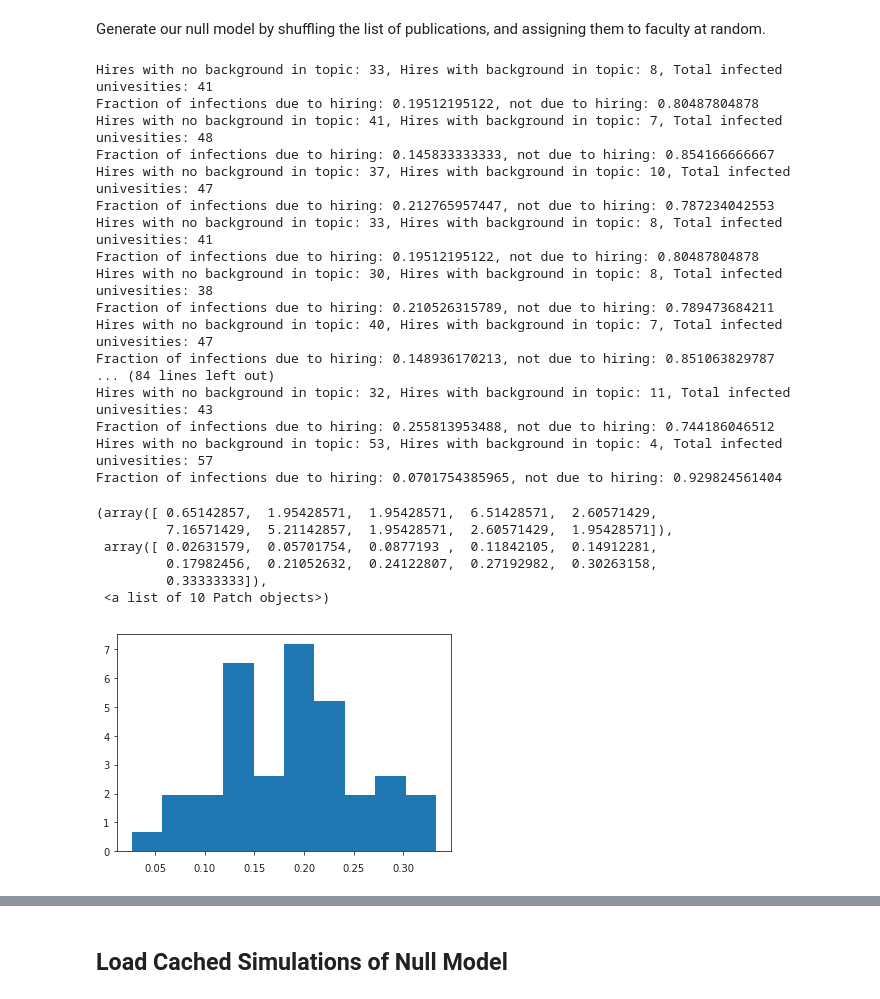
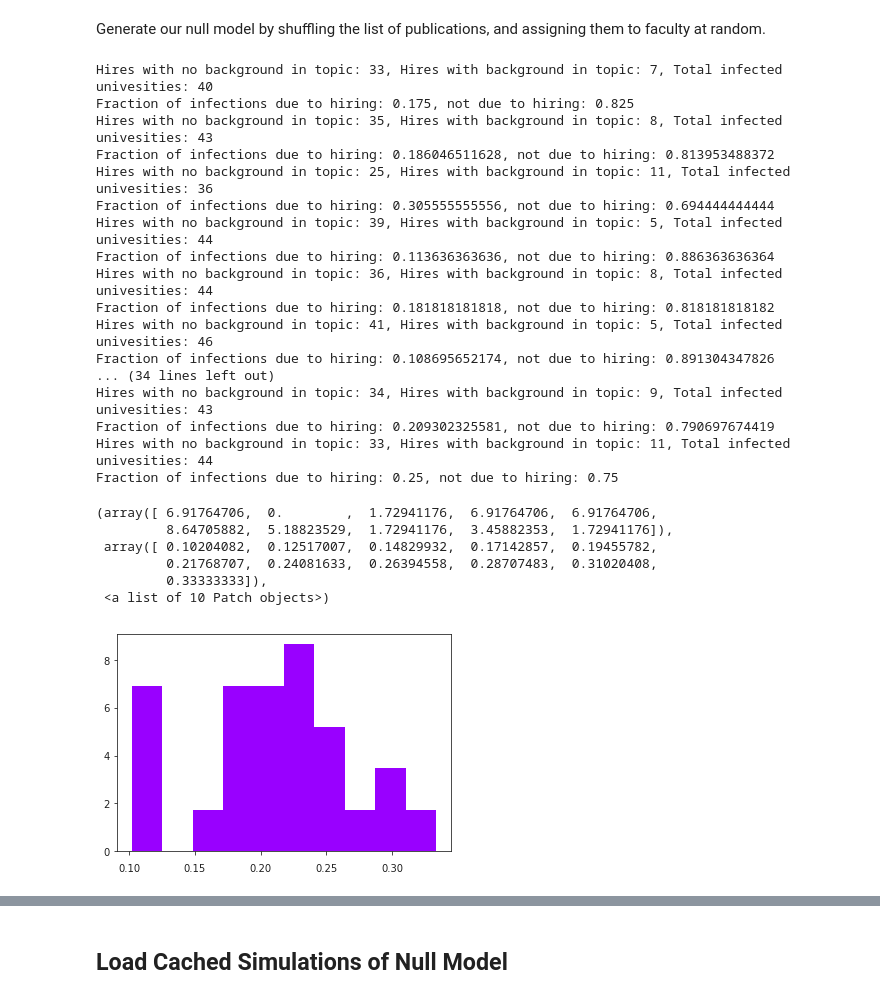
Before and after one commit to allisonmorgan/epistemic_inequality, a Jupyter notebook: publications/spread_of_research_ideas.ipynb, the cells around one changed output, grey strips where cells are left out. Saved outputs shown, nothing was run; the diff lists cells and outputs as text; code cells hidden in the pictures.

```diff
--- a/publications/spread_of_research_ideas.ipynb
+++ b/publications/spread_of_research_ideas.ipynb
@@ -244,7 +273,7 @@ Generate our null model by shuffling the list of publications, and assigning the
 # %%
 shuffled = copy.copy(all_titles)
 fraction_dist = []
-for i in range(50):
+for i in range(25):
     random.shuffle(shuffled)
     for f in asst_faculty_shuffled:
         if f.__contains__("dblp_pubs"):
@@ -256,33 +285,33 @@ for i in range(50):
     fraction_dist.append(prob_yes_priors)
     shuffled = copy.copy(all_titles)
 # %% [output]
-Hires with no background in topic: 33, Hires with background in topic: 8, Total infected univesities: 41
-Fraction of infections due to hiring: 0.19512195122, not due to hiring: 0.80487804878
-Hires with no background in topic: 41, Hires with background in topic: 7, Total infected univesities: 48
-Fraction of infections due to hiring: 0.145833333333, not due to hiring: 0.854166666667
-Hires with no background in topic: 37, Hires with background in topic: 10, Total infected univesities: 47
-Fraction of infections due to hiring: 0.212765957447, not due to hiring: 0.787234042553
-Hires with no background in topic: 33, Hires with background in topic: 8, Total infected univesities: 41
-Fraction of infections due to hiring: 0.19512195122, not due to hiring: 0.80487804878
-Hires with no background in topic: 30, Hires with background in topic: 8, Total infected univesities: 38
-Fraction of infections due to hiring: 0.210526315789, not due to hiring: 0.789473684211
-Hires with no background in topic: 40, Hires with background in topic: 7, Total infected univesities: 47
-Fraction of infections due to hiring: 0.148936170213, not due to hiring: 0.851063829787
-... (84 lines left out)
-Hires with no background in topic: 32, Hires with background in topic: 11, Total infected univesities: 43
-Fraction of infections due to hiring: 0.255813953488, not due to hiring: 0.744186046512
-Hires with no background in topic: 53, Hires with background in topic: 4, Total infected univesities: 57
-Fraction of infections due to hiring: 0.0701754385965, not due to hiring: 0.929824561404
+Hires with no background in topic: 33, Hires with background in topic: 7, Total infected univesities: 40
+Fraction of infections due to hiring: 0.175, not due to hiring: 0.825
+Hires with no background in topic: 35, Hires with background in topic: 8, Total infected univesities: 43
+Fraction of infections due to hiring: 0.186046511628, not due to hiring: 0.813953488372
+Hires with no background in topic: 25, Hires with background in topic: 11, Total infected univesities: 36
+Fraction of infections due to hiring: 0.305555555556, not due to hiring: 0.694444444444
+Hires with no background in topic: 39, Hires with background in topic: 5, Total infected univesities: 44
+Fraction of infections due to hiring: 0.113636363636, not due to hiring: 0.886363636364
+Hires with no background in topic: 36, Hires with background in topic: 8, Total infected univesities: 44
+Fraction of infections due to hiring: 0.181818181818, not due to hiring: 0.818181818182
+Hires with no background in topic: 41, Hires with background in topic: 5, Total infected univesities: 46
+Fraction of infections due to hiring: 0.108695652174, not due to hiring: 0.891304347826
+... (34 lines left out)
+Hires with no background in topic: 34, Hires with background in topic: 9, Total infected univesities: 43
+Fraction of infections due to hiring: 0.209302325581, not due to hiring: 0.790697674419
+Hires with no background in topic: 33, Hires with background in topic: 11, Total infected univesities: 44
+Fraction of infections due to hiring: 0.25, not due to hiring: 0.75
-# %%
-plt.hist(fraction_dist, normed=True)
-# %% [output]
-(array([ 0.65142857,  1.95428571,  1.95428571,  6.51428571,  2.60571429,
-         7.16571429,  5.21142857,  1.95428571,  2.60571429,  1.95428571]),
- array([ 0.02631579,  0.05701754,  0.0877193 ,  0.11842105,  0.14912281,
-         0.17982456,  0.21052632,  0.24122807,  0.27192982,  0.30263158,
-         0.33333333]),
- <a list of 10 Patch objects>)
-[figure, removed]
+# %%
+plt.hist(fraction_dist, normed=True, color=[153.0/255.0, 0.0/255.0, 255.0/255.0])
+# %% [output]
+(array([ 6.91764706,  0.        ,  1.72941176,  6.91764706,  6.91764706,
+         8.64705882,  5.18823529,  1.72941176,  3.45882353,  1.72941176]),
+ array([ 0.10204082,  0.12517007,  0.14829932,  0.17142857,  0.19455782,
+         0.21768707,  0.24081633,  0.26394558,  0.28707483,  0.31020408,
+         0.33333333]),
+ <a list of 10 Patch objects>)
+[figure, added]
 # %%
 print "How many simulations resulting in a higher infection rate due to hiring? {0}".format((len([x for x in fraction_dist if x >= (0.392857142857)]) + 1)/(len(fraction_dist) + 1))
 # %% [output]
```
Also changed, not shown: parts of 8 cells of this notebook.
